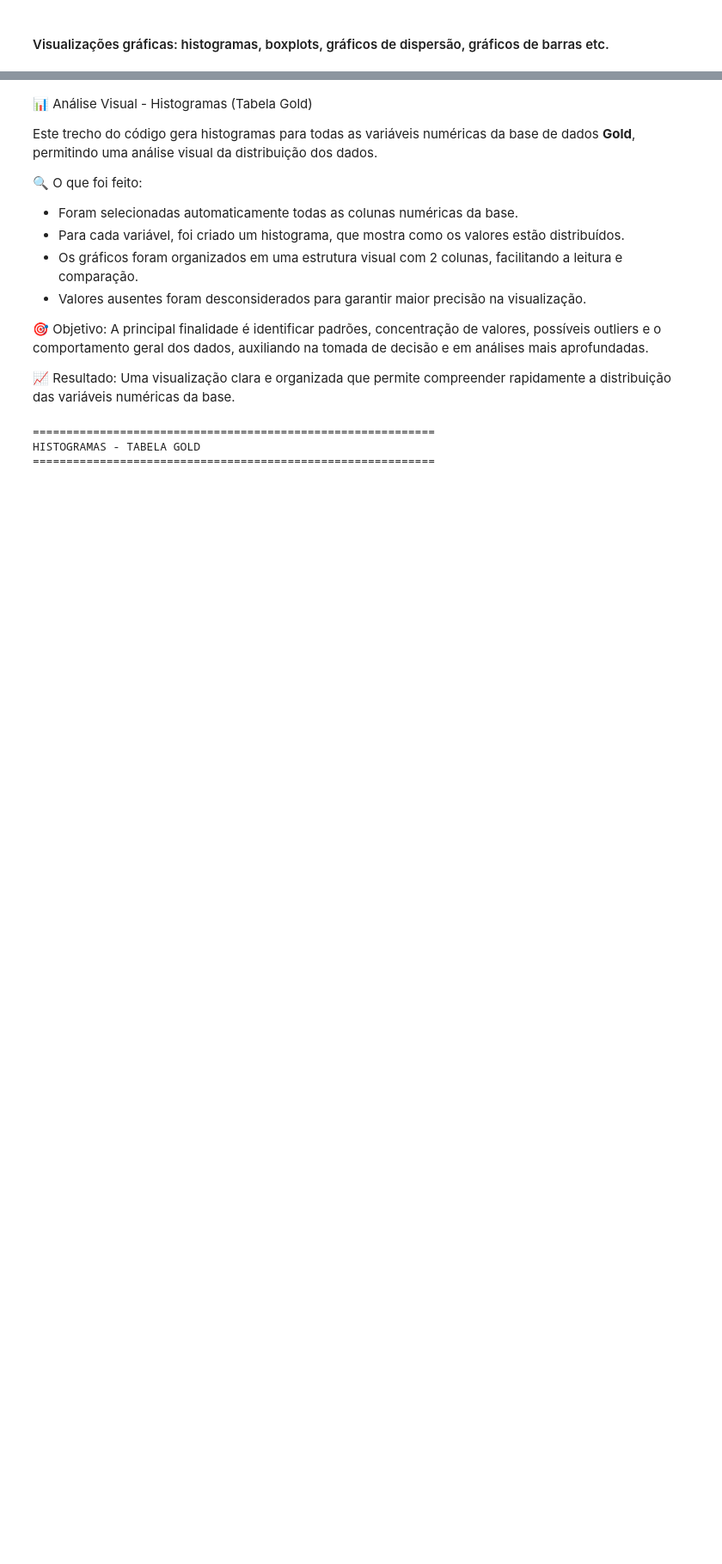
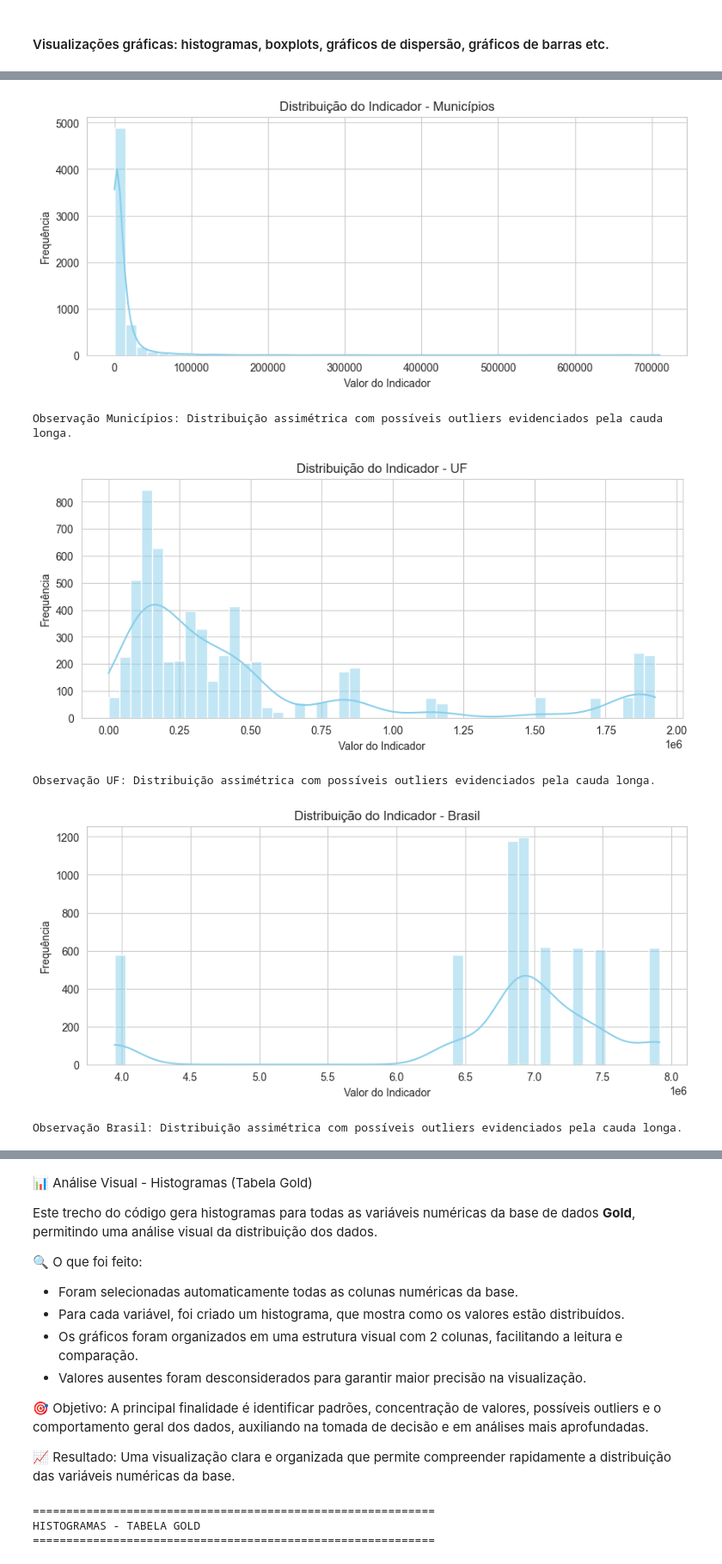
Before and after one commit to TeclaFernandes/Projeto_Analise_Dados_EC_SI_S5, a Jupyter notebook: Notebooks/N1/Notebook4.ipynb, the cells around one changed output, grey strips where cells are left out. Shown at 86% size. Drawn from its saved outputs; the diff is of its cells as text; code cells hidden in the pictures; blank space fills up the shorter version.

Commit message:
feat: Graficos de visualização gráfica 100% em cima do Notebook3

```diff
--- a/Notebooks/N1/Notebook4.ipynb
+++ b/Notebooks/N1/Notebook4.ipynb
@@ -961,3 +961,16 @@ Brasil é 'relativamente' estável <br>
 Esse padrão é na verdade esperado, mas requer uma análise um pouco mais profunda sobre o dataset.
 # %% [markdown]
 #### Visualizações gráficas: histogramas, boxplots, gráficos de dispersão, gráficos de barras etc.
+# %%
+# Colunas a analisar
+cols = [
+    "vl_indicador_calculado_mun",
+    "vl_indicador_calculado_uf",
+    "vl_indicador_calculado_br"
+]
+
+col_names = ["Municípios", "UF", "Brasil"]
+
+# Configuração visual
+sns.set_style("whitegrid")
+plt.rcParams['figure.figsize'] = (12, 5)
@@ -963,0 +983,16 @@ Esse padrão é na verdade esperado, mas requer uma análise um pouco mais profu
+# %%
+for i, col in enumerate(cols):
+    plt.figure(figsize=(10,4))
+    sns.histplot(df_limpo[col], bins=50, kde=True, color='skyblue')
+    plt.title(f'Distribuição do Indicador - {col_names[i]}')
+    plt.xlabel('Valor do Indicador')
+    plt.ylabel('Frequência')
+    plt.show()
+    print(f"Observação {col_names[i]}: Distribuição assimétrica com possíveis outliers evidenciados pela cauda longa.")
+# %% [output]
+[figure, added]
+Observação Municípios: Distribuição assimétrica com possíveis outliers evidenciados pela cauda longa.
+[figure, added]
+Observação UF: Distribuição assimétrica com possíveis outliers evidenciados pela cauda longa.
+[figure, added]
+Observação Brasil: Distribuição assimétrica com possíveis outliers evidenciados pela cauda longa.
```
Also changed, not shown: parts of 10 cells of this notebook.
